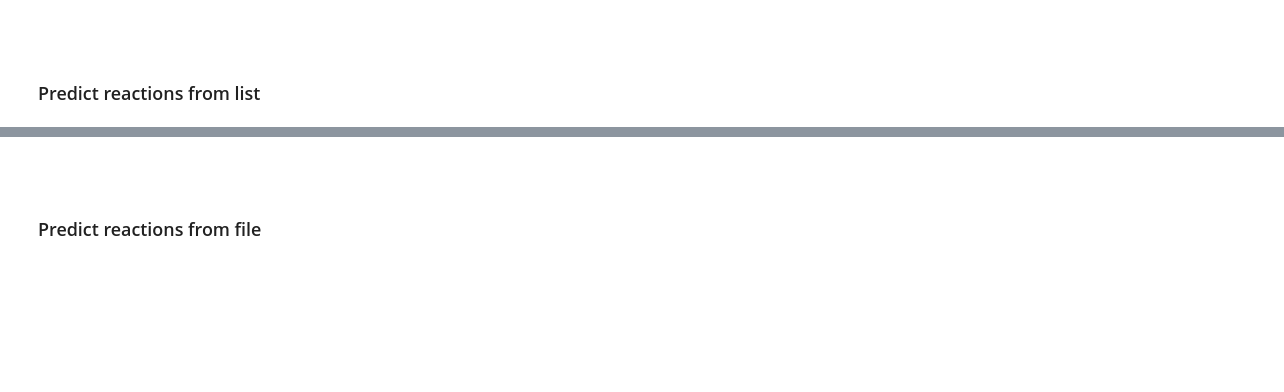
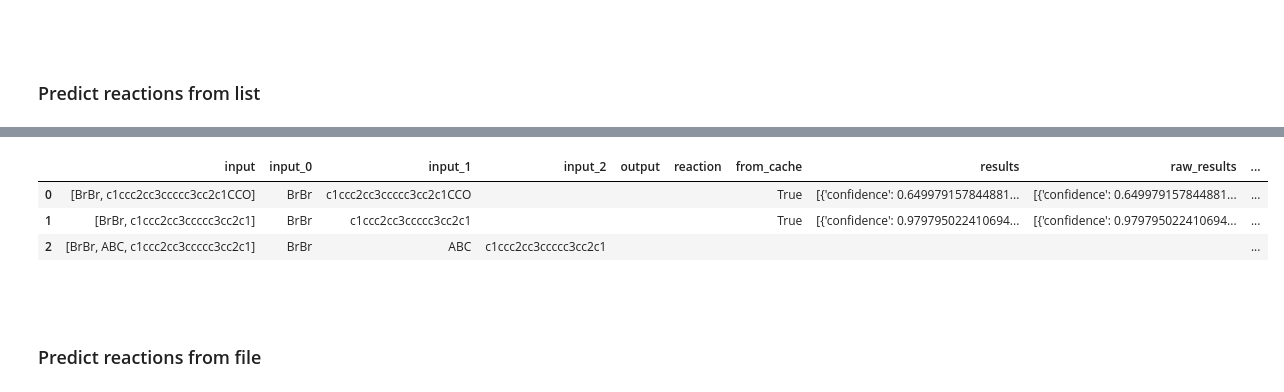
Before and after one commit to acceleratedscience/openad-plugin-rxn, a Jupyter notebook: testing/test-plugin-rxn.ipynb, the cells around one changed output, grey strips where cells are left out. Drawn from its saved outputs; the diff is of its cells as text; code cells hidden in the pictures; blank space fills up the shorter version.

```diff
--- a/testing/test-plugin-rxn.ipynb
+++ b/testing/test-plugin-rxn.ipynb
@@ -143,3 +585,12 @@ data
+# %%
+# Data API with topn
+data = %openadd rxn predict reactions from list ['BrBr.c1ccc2cc3ccccc3cc2c1CCO' , 'BrBr.c1ccc2cc3ccccc3cc2c1', 'BrBr.ABC.c1ccc2cc3ccccc3cc2c1'] using (topn=3) use cache
+data
+# %% [output]
+|  | input | input_0 | input_1 | input_2 | output | reaction | from_cache | results | raw_results | ... |
+| 0 | [BrBr, c1ccc2cc3ccccc3cc2c1CCO] | BrBr | c1ccc2cc3ccccc3cc2c1CCO |  |  |  | True | [{'confidence': 0.649979157844881... | [{'confidence': 0.649979157844881... | ... |
+| 1 | [BrBr, c1ccc2cc3ccccc3cc2c1] | BrBr | c1ccc2cc3ccccc3cc2c1 |  |  |  | True | [{'confidence': 0.979795022410694... | [{'confidence': 0.979795022410694... | ... |
+| 2 | [BrBr, ABC, c1ccc2cc3ccccc3cc2c1] | BrBr | ABC | c1ccc2cc3ccccc3cc2c1 |  |  |  |  |  | ... |
 # %% [markdown]
 <br>
 # %% [markdown]
```
Also changed, not shown: parts of 43 cells of this notebook, 3 other files.
